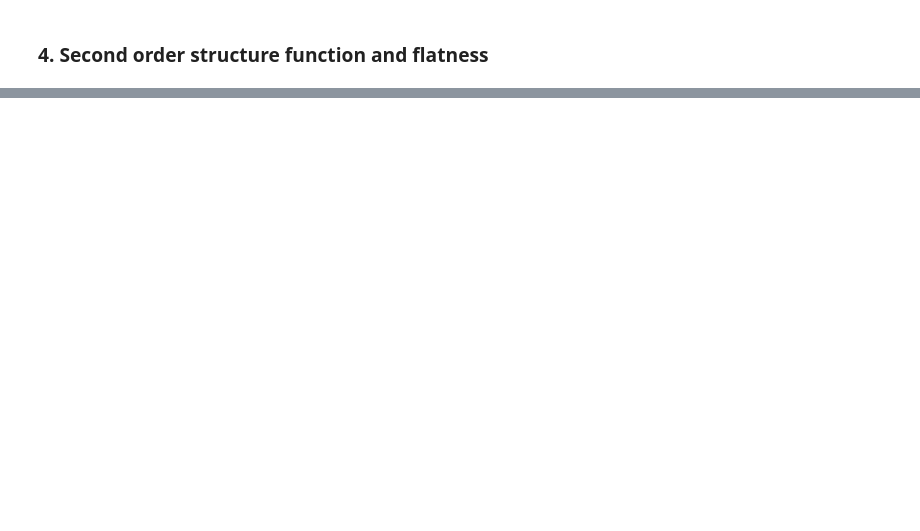
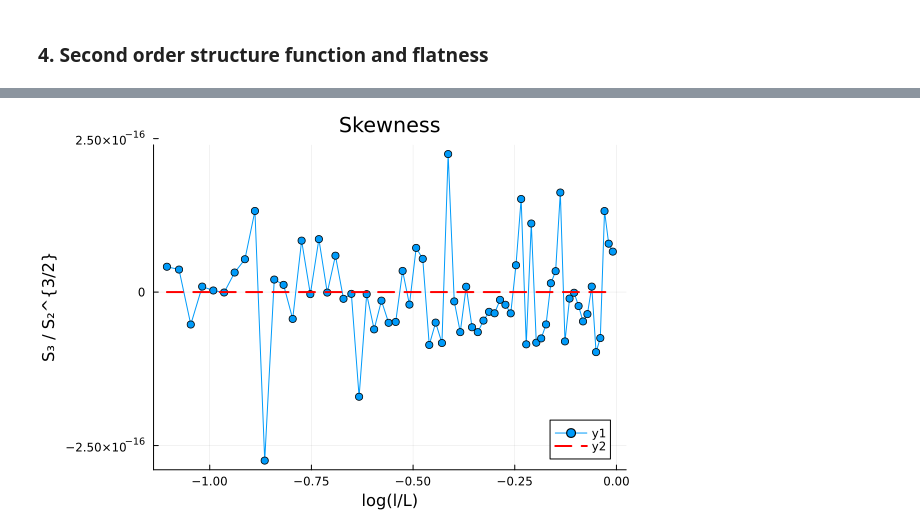
Before and after one commit to pleflohic/turbulence-velocity-increments, a Jupyter notebook: notebooks/normalized.ipynb, the cells around one changed output, grey strips where cells are left out. Drawn from its saved outputs; the diff is of its cells as text; code cells hidden in the pictures; blank space fills up the shorter version.

```diff
--- a/notebooks/normalized.ipynb
+++ b/notebooks/normalized.ipynb
@@ -474,5 +474,5 @@ display(pS2)
 # %%
-#= # Skewness S3/S2^(3/2)
+# Skewness S3/S2^(3/2)
 pS3 = plot(
     log.(l_values ./ L),
     S3 ./ (S2 .^ (3/2)),
@@ -483,4 +483,5 @@ pS3 = plot(
 )
 plot!(pS3, log.(l_values ./ L), zeros(length(l_values)), color=:red, lw=2, ls=:dash)
 
-display(pS3) =#
+display(pS3)
+# %% [output]
@@ -486,0 +492 @@ display(pS3) =#
+[figure, added]
```
Also changed, not shown: parts of 7 cells of this notebook.
